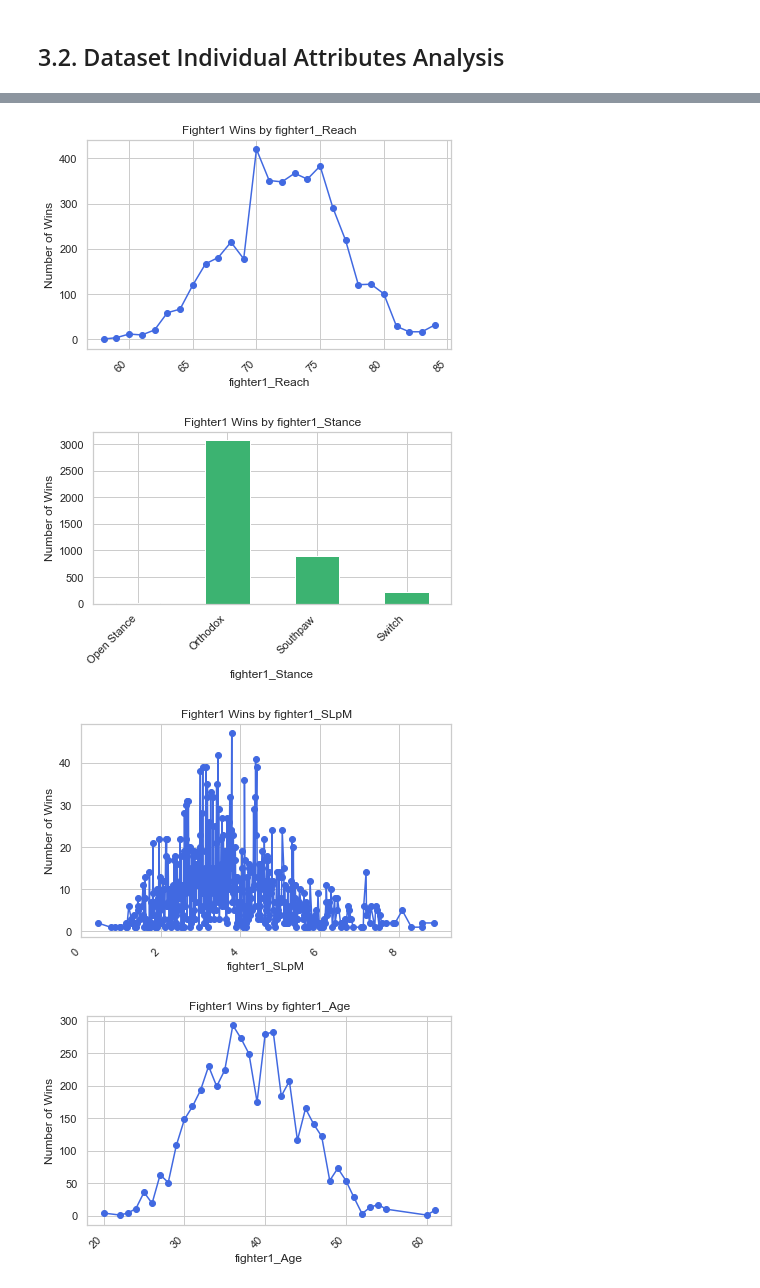
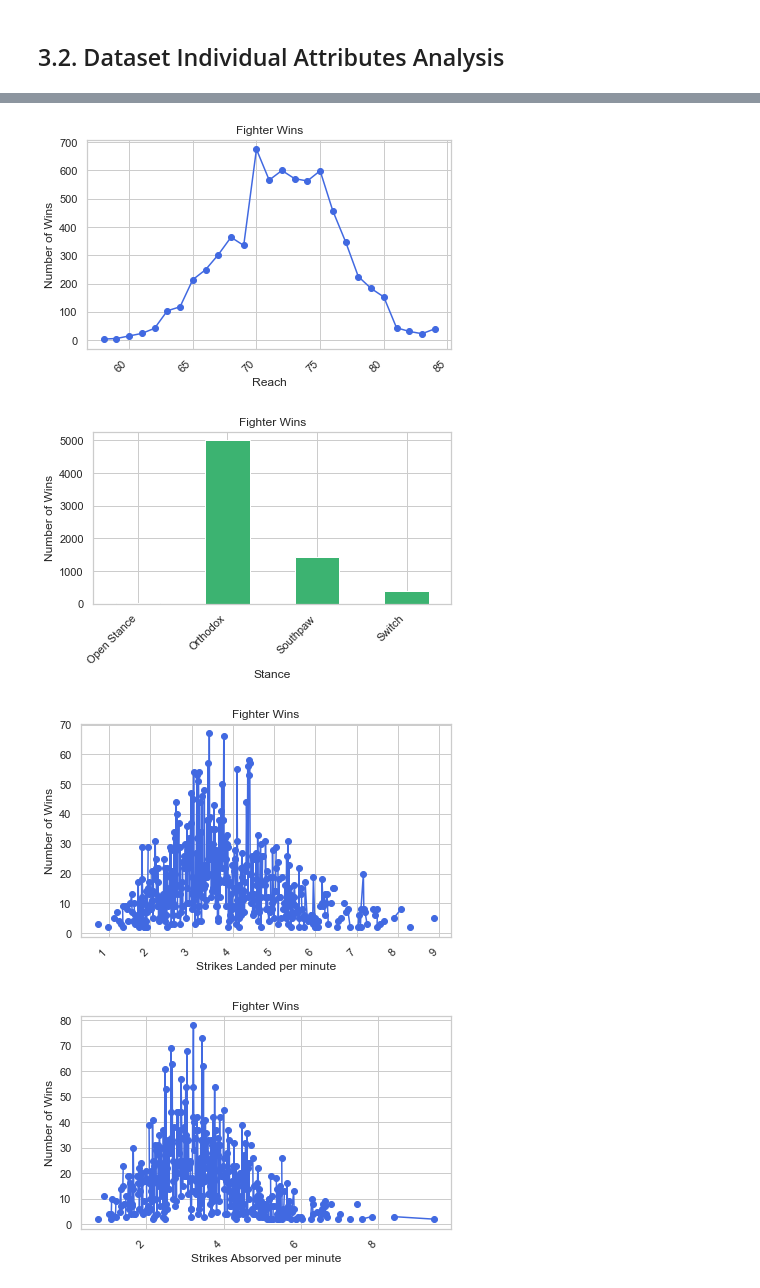
Before and after one commit to educunhA04/predicting_UFC_results, a Jupyter notebook: src/project.ipynb, the cells around one changed output, grey strips where cells are left out. Saved outputs shown, nothing was run; the diff lists cells and outputs as text; code cells hidden in the pictures.

```diff
--- a/src/project.ipynb
+++ b/src/project.ipynb
@@ -93,9 +91,9 @@ import seaborn as sns
 # 3.1. Cleaned Dataset
  - Drops the 'fighter1_Name', 'fighter2_Name', 'origin_fight_url' and 'event' columns
 # %%
-df = pd.read_csv("ufc_all_fights.csv")
+df = pd.read_csv("clean_ufc_all_fights.csv")
 
-columns_to_drop = ['fighter1_Name', 'fighter2_Name', 'origin_fight_url', 'event']
+columns_to_drop = ['origin_fight_url', 'event']
 df_cleaned = df.drop(columns=columns_to_drop)
 # %% [markdown]
 ## 3.2. Dataset Individual Attributes Analysis
@@ -185,92 +150,98 @@ plt.show()
 # %%
-wins = df[df['fighter1_win'] == 1]
-
+wins1 = df[df['fight_outcome'] == 'fighter1']
+wins2 = df[df['fight_outcome'] == 'fighter2']
 # Escolher a característica a analisar
-col = 'fighter1_Reach'  # Substitua por outra se quiser
+col = 'fighter1_Reach'
+col2 = 'fighter2_Reach'
 
 # Verificar se a característica é categórica ou numérica
 if df[col].dtype == 'object' or df[col].nunique() < 10:
-    win_counts = wins[col].value_counts().sort_index()
+    win_counts = wins1[col].value_counts().sort_index() + wins2[col2].value_counts().sort_index()
     win_counts.plot(kind='bar', color='mediumseagreen')
 else:
-    win_counts = wins[col].value_counts().sort_index()
+    win_counts = wins1[col].value_counts().sort_index() + wins2[col2].value_counts().sort_index()
     win_counts.plot(kind='line', marker='o', color='royalblue')
 
 # Adicionar títulos e rótulos
-plt.title(f'Fighter1 Wins by {col}')
+plt.title(f'Fighter Wins')
 plt.ylabel('Number of Wins')
-plt.xlabel(col)
+plt.xlabel('Reach')
 plt.xticks(rotation=45, ha='right')
 plt.tight_layout()
 plt.show()
 # %% [output]
-[figure, old version]
+[figure, new version]
 # %%
-wins = df[df['fighter1_win'] == 1]
-
+wins1 = df[df['fight_outcome'] == 'fighter1']
+wins2 = df[df['fight_outcome'] == 'fighter2']
 # Escolher a característica a analisar
-col = 'fighter1_Stance'  # Substitua por outra se quiser
+col = 'fighter1_Stance'
+col2 = 'fighter2_Stance'
 
 # Verificar se a característica é categórica ou numérica
 if df[col].dtype == 'object' or df[col].nunique() < 10:
-    win_counts = wins[col].value_counts().sort_index()
+    win_counts = wins1[col].value_counts().sort_index() + wins2[col2].value_counts().sort_index()
     win_counts.plot(kind='bar', color='mediumseagreen')
 else:
-    win_counts = wins[col].value_counts().sort_index()
+    win_counts = wins1[col].value_counts().sort_index() + wins2[col2].value_counts().sort_index()
     win_counts.plot(kind='line', marker='o', color='royalblue')
 
 # Adicionar títulos e rótulos
-plt.title(f'Fighter1 Wins by {col}')
+plt.title(f'Fighter Wins')
 plt.ylabel('Number of Wins')
-plt.xlabel(col)
+plt.xlabel('Stance')
 plt.xticks(rotation=45, ha='right')
 plt.tight_layout()
 plt.show()
 # %% [output]
-[figure, old version]
+[figure, new version]
 # %%
-wins = df[df['fighter1_win'] == 1]
-
+wins1 = df[df['fight_outcome'] == 'fighter1']
+wins2 = df[df['fight_outcome'] == 'fighter2']
 # Escolher a característica a analisar
-col = 'fighter1_SLpM'  # Substitua por outra se quiser
+col = 'fighter1_SLpM'
+col2 = 'fighter2_SLpM'
 
 # Verificar se a característica é categórica ou numérica
 if df[col].dtype == 'object' or df[col].nunique() < 10:
-    win_counts = wins[col].value_counts().sort_index()
+    win_counts = wins1[col].value_counts().sort_index() + wins2[col2].value_counts().sort_index()
     win_counts.plot(kind='bar', color='mediumseagreen')
 else:
-    win_counts = wins[col].value_counts().sort_index()
+    win_counts = wins1[col].value_counts().sort_index() + wins2[col2].value_counts().sort_index()
     win_counts.plot(kind='line', marker='o', color='royalblue')
 
 # Adicionar títulos e rótulos
-plt.title(f'Fighter1 Wins by {col}')
+plt.title(f'Fighter Wins')
 plt.ylabel('Number of Wins')
-plt.xlabel(col)
+plt.xlabel('Strikes Landed per minute')
 plt.xticks(rotation=45, ha='right')
 plt.tight_layout()
 plt.show()
 # %% [output]
-[figure, old version]
+[figure, new version]
 # %%
-wins = df[df['fighter1_win'] == 1]
+wins1 = df[df['fight_outcome'] == 'fighter1']
+wins2 = df[df['fight_outcome'] == 'fighter2']
+# Escolher a característica a analisar
+col = 'fighter1_SApM'
+col2 = 'fighter2_SApM'
 
-# Escolher a característica a analisar
-col = 'fighter1_Age'  # Substitua por outra se quiser
+
 
 # Verificar se a característica é categórica ou numérica
 if df[col].dtype == 'object' or df[col].nunique() < 10:
-    win_counts = wins[col].value_counts().sort_index()
+    win_counts = wins1[col].value_counts().sort_index() + wins2[col2].value_counts().sort_index()
     win_counts.plot(kind='bar', color='mediumseagreen')
 else:
-    win_counts = wins[col].value_counts().sort_index()
+    win_counts = wins1[col].value_counts().sort_index() + wins2[col2].value_counts().sort_index()
     win_counts.plot(kind='line', marker='o', color='royalblue')
 
 # Adicionar títulos e rótulos
-plt.title(f'Fighter1 Wins by {col}')
+plt.title(f'Fighter Wins')
 plt.ylabel('Number of Wins')
-plt.xlabel(col)
+plt.xlabel('Strikes Absorved per minute')
 plt.xticks(rotation=45, ha='right')
 plt.tight_layout()
 plt.show()
 # %% [output]
-[figure, old version]
+[figure, new version]
```
Also changed, not shown: parts of 4 cells of this notebook, 1 other file.
